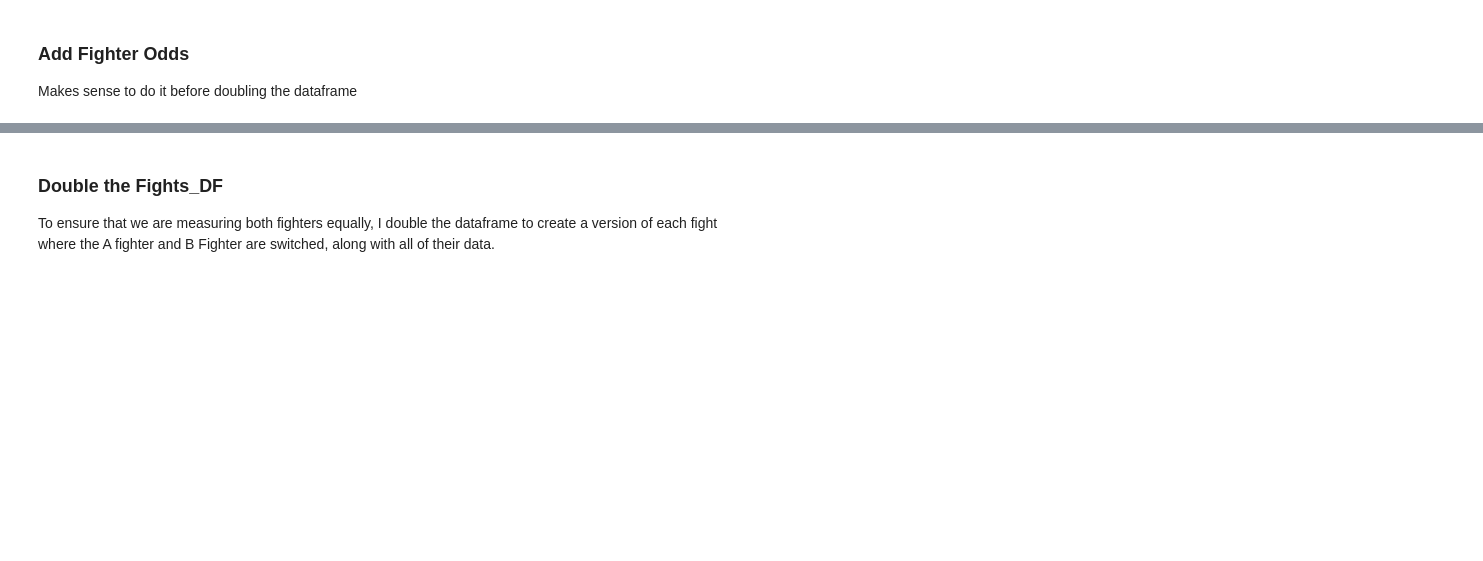
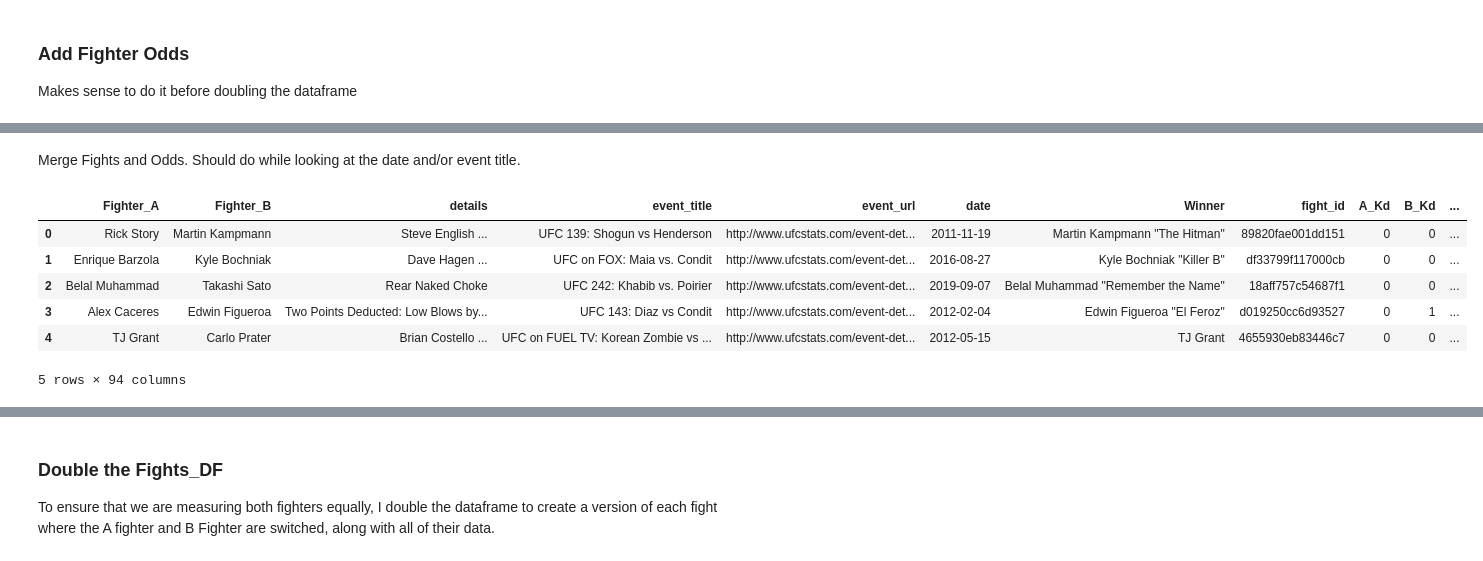
Before and after one commit to tmcroyce/UFC_Prediction_V2.1, a Jupyter notebook: V2_Newer_Notebooks/5. Feature Additions.ipynb, the cells around one changed output, grey strips where cells are left out. Cells and saved outputs as stored; diff of their text form; code cells hidden in the pictures; blank space fills up the shorter version.

```diff
--- a/V2_Newer_Notebooks/5. Feature Additions.ipynb
+++ b/V2_Newer_Notebooks/5. Feature Additions.ipynb
@@ -117,0 +132,15 @@ odds_by_fighter.head()
+# %% [markdown]
+Merge Fights and Odds. Should do while looking at the date and/or event title.
+# %%
+# Merge Fights and Odds. Fighter_A, Fighter_B, and event_title in fights_df should match with Fighter, Opponent, and Event in odds_by_fight
+fights_df2 = pd.merge(fights_df, odds_by_fight, how='left', left_on=['Fighter_A', 'Fighter_B'], right_on=['Fighter', 'Opponent'])
+
+fights_df2.head()
+# %% [output]
+|  | Fighter_A | Fighter_B | details | event_title | event_url | date | Winner | fight_id | A_Kd | B_Kd | ... |
+| 0 | Rick Story | Martin Kampmann | Steve English ... | UFC 139: Shogun vs Henderson | http://www.ufcstats.com/event-det... | 2011-11-19 | Martin Kampmann "The Hitman" | 89820fae001dd151 | 0 | 0 | ... |
+| 1 | Enrique Barzola | Kyle Bochniak | Dave Hagen ... | UFC on FOX: Maia vs. Condit | http://www.ufcstats.com/event-det... | 2016-08-27 | Kyle Bochniak "Killer B" | df33799f117000cb | 0 | 0 | ... |
+| 2 | Belal Muhammad | Takashi Sato | Rear Naked Choke | UFC 242: Khabib vs. Poirier | http://www.ufcstats.com/event-det... | 2019-09-07 | Belal Muhammad "Remember the Name" | 18aff757c54687f1 | 0 | 0 | ... |
+| 3 | Alex Caceres | Edwin Figueroa | Two Points Deducted: Low Blows by... | UFC 143: Diaz vs Condit | http://www.ufcstats.com/event-det... | 2012-02-04 | Edwin Figueroa "El Feroz" | d019250cc6d93527 | 0 | 1 | ... |
+| 4 | TJ Grant | Carlo Prater | Brian Costello ... | UFC on FUEL TV: Korean Zombie vs ... | http://www.ufcstats.com/event-det... | 2012-05-15 | TJ Grant | 4655930eb83446c7 | 0 | 0 | ... |
+5 rows × 94 columns
```
Also changed, not shown: parts of 50 cells of this notebook, 3 other files.
